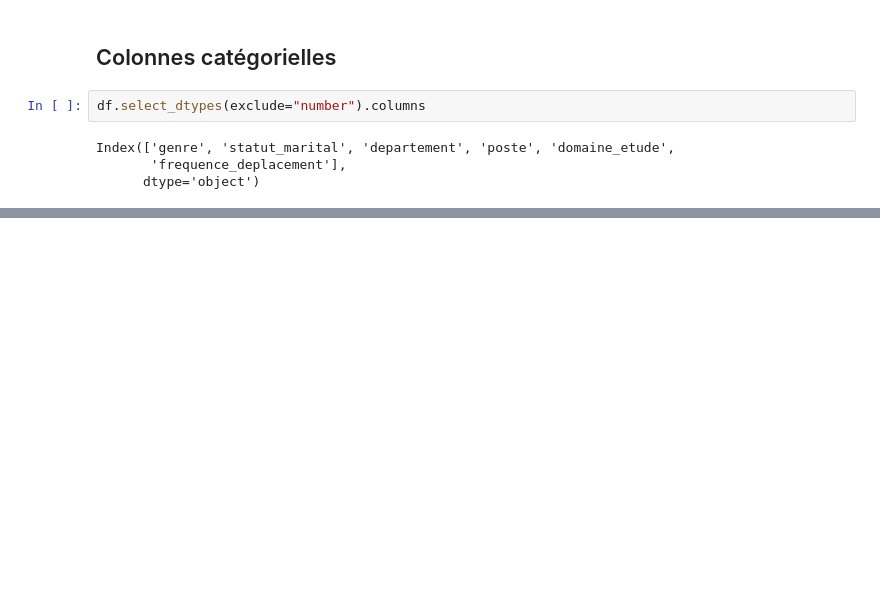
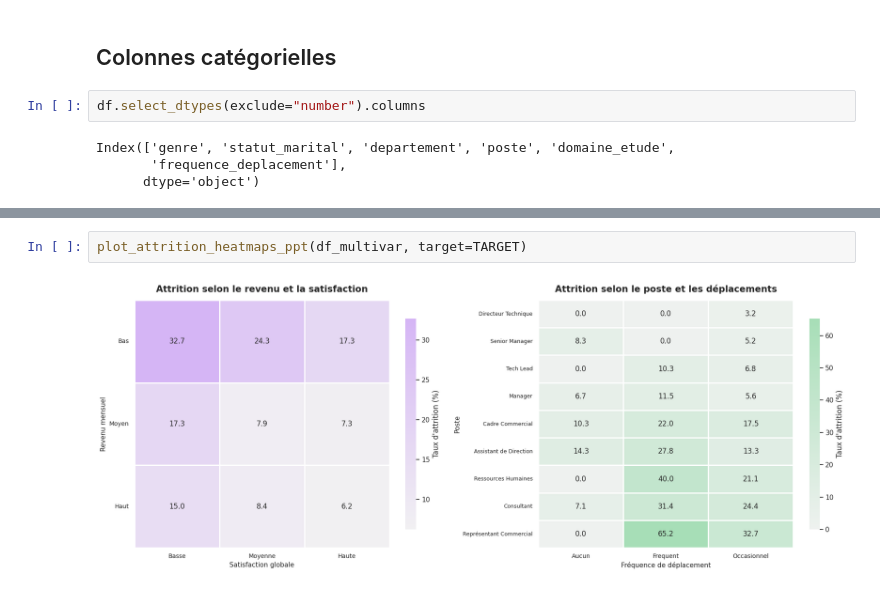
Before and after one commit to maximebarbier01/technova-attrition, a Jupyter notebook: notebooks/02_eda_analyse_globale.ipynb, the cells around one changed output, grey strips where cells are left out. Cells and saved outputs as stored; diff of their text form; blank space fills up the shorter version.

```diff
--- a/notebooks/02_eda_analyse_globale.ipynb
+++ b/notebooks/02_eda_analyse_globale.ipynb
@@ -318,0 +458,4 @@ KeyError: 'revenu_bin'
+# %%
+plot_attrition_heatmaps_ppt(df_multivar, target=TARGET)
+# %% [output]
+[figure, added]
```
Also changed, not shown: parts of 17 cells of this notebook, 41 other files.
